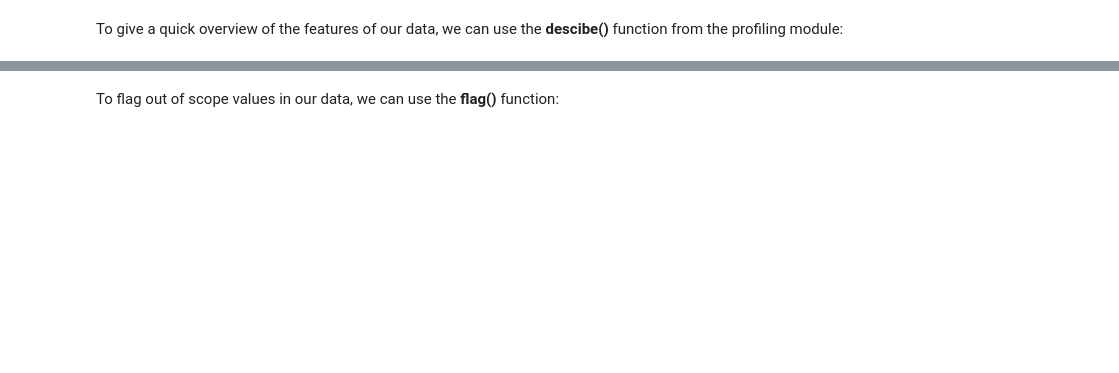
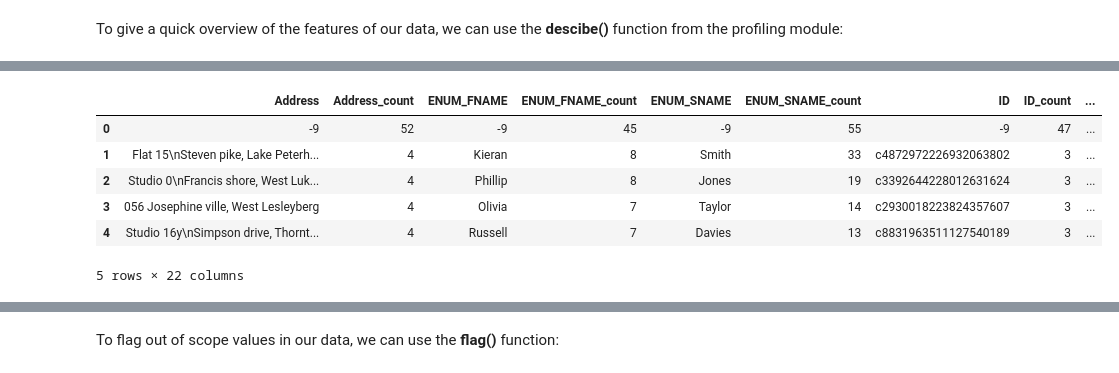
Before and after one commit to anthonye93/dlh_utils_demo, a Jupyter notebook: dlh_utils_demo.ipynb, the cells around one changed output, grey strips where cells are left out. Cells and saved outputs as stored; diff of their text form; code cells hidden in the pictures; blank space fills up the shorter version.

```diff
--- a/dlh_utils_demo.ipynb
+++ b/dlh_utils_demo.ipynb
@@ -59,0 +104,17 @@ top_5_value_counts[0]
+# %%
+top_5_value_counts_ccs = profiling.value_counts(ccs,
+                                            limit = 5,
+                                            output_mode = 'pandas'
+                                            )
+# the value counts function returns two dataframes; one for the top n values in each variable and one for the bottom n values.
+# we can select the top value count dataframe by subsetting the top_5_value_counts_df1 tuple:
+
+top_5_value_counts_ccs[0]
+# %% [output]
+|  | Address | Address_count | ENUM_FNAME | ENUM_FNAME_count | ENUM_SNAME | ENUM_SNAME_count | ID | ID_count | ... |
+| 0 | -9 | 52 | -9 | 45 | -9 | 55 | -9 | 47 | ... |
+| 1 | Flat 15\nSteven pike, Lake Peterh... | 4 | Kieran | 8 | Smith | 33 | c4872972226932063802 | 3 | ... |
+| 2 | Studio 0\nFrancis shore, West Luk... | 4 | Phillip | 8 | Jones | 19 | c3392644228012631624 | 3 | ... |
+| 3 | 056 Josephine ville, West Lesleyberg | 4 | Olivia | 7 | Taylor | 14 | c2930018223824357607 | 3 | ... |
+| 4 | Studio 16y\nSimpson drive, Thornt... | 4 | Russell | 7 | Davies | 13 | c8831963511127540189 | 3 | ... |
+5 rows × 22 columns
```
Also changed, not shown: parts of 46 cells of this notebook.
